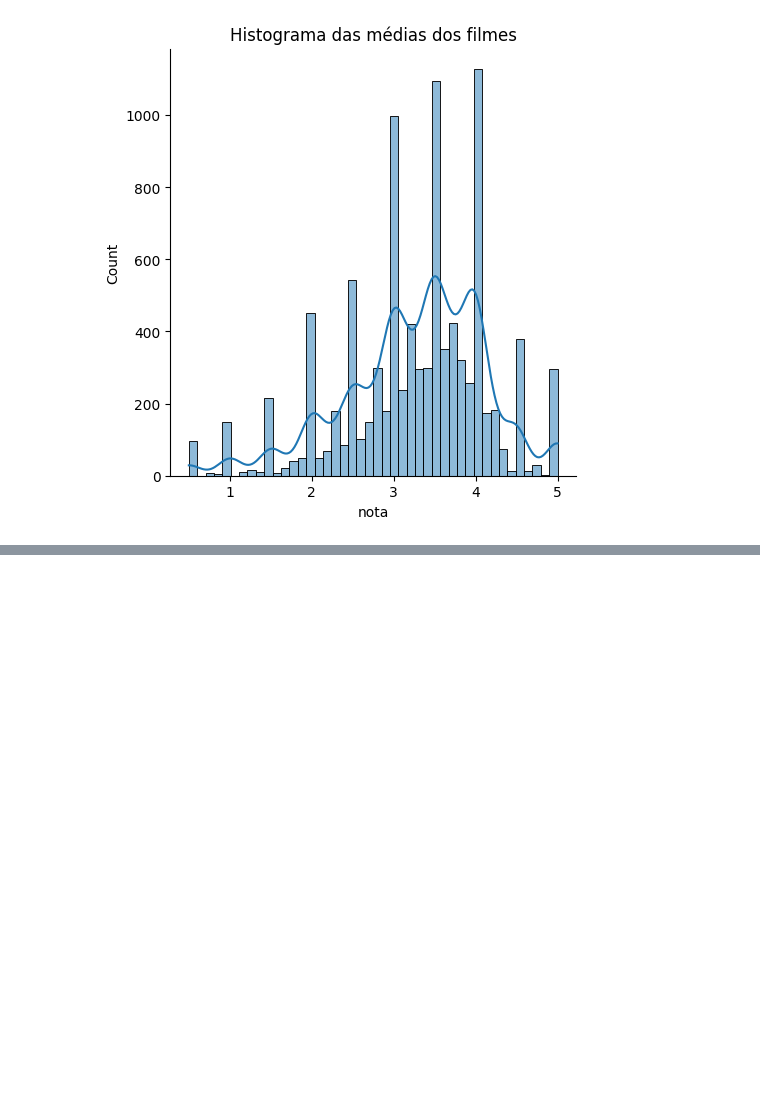
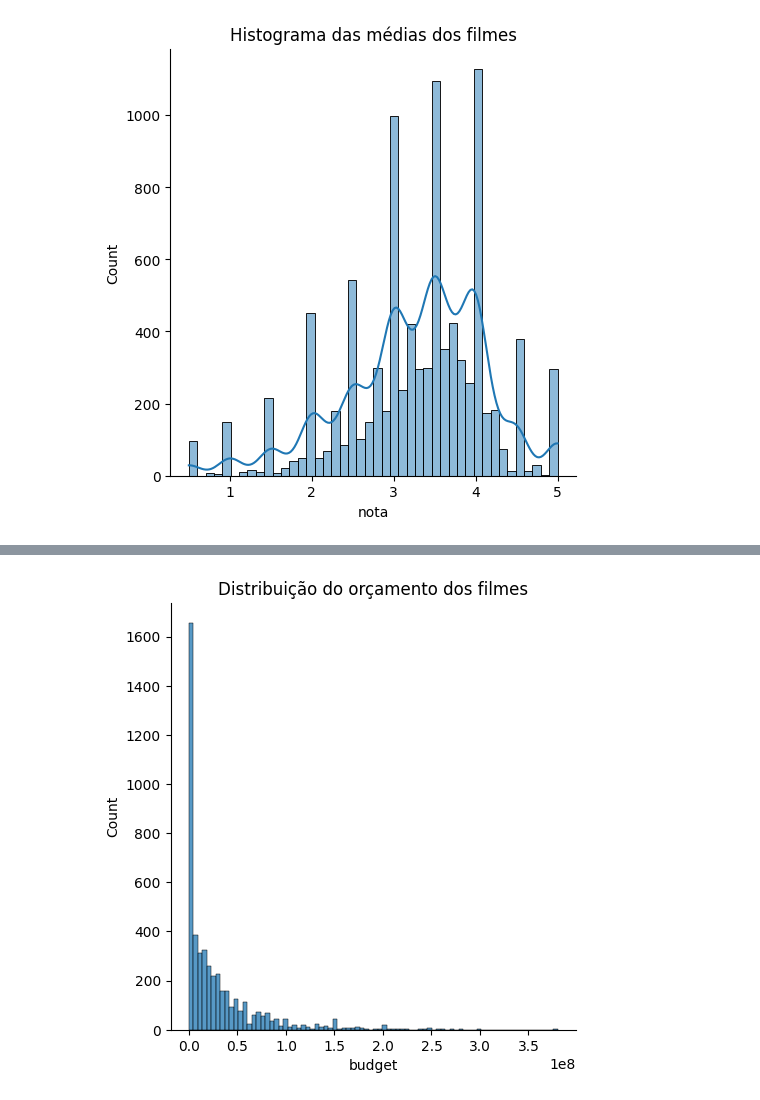
Before and after one commit to orlandojsjunior/Data_Science-explorando_e_analisando_dados, a Jupyter notebook: Explorando_e_analisando_dados.ipynb, the cells around one changed output, grey strips where cells are left out. Cells and saved outputs as stored; diff of their text form; code cells hidden in the pictures; blank space fills up the shorter version.

```diff
--- a/Explorando_e_analisando_dados.ipynb
+++ b/Explorando_e_analisando_dados.ipynb
@@ -290,0 +326,6 @@ Text(0.5, 1.0, 'Histograma das médias dos filmes')
+# %%
+sns.displot(tmdb['budget'])
+plt.title("Distribuição do orçamento dos filmes")
+plt.show()
+# %% [output]
+[figure, added]
```
Also changed, not shown: parts of 9 cells of this notebook.
